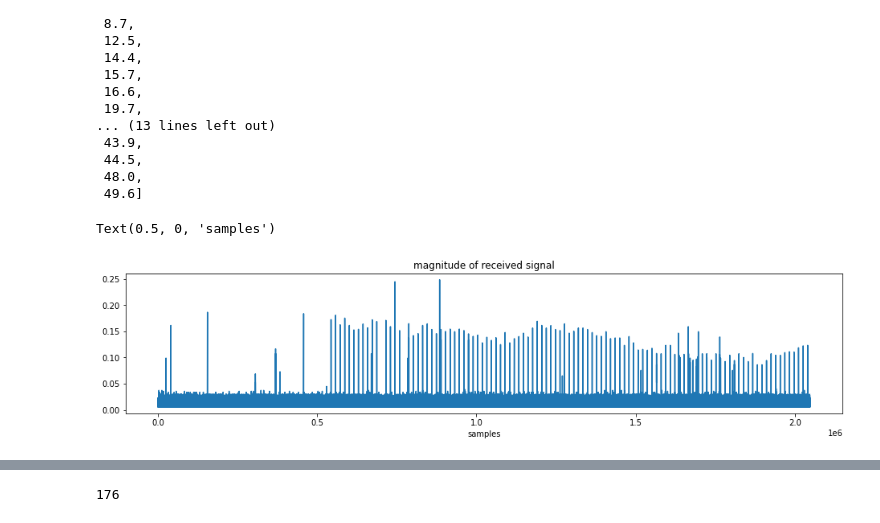
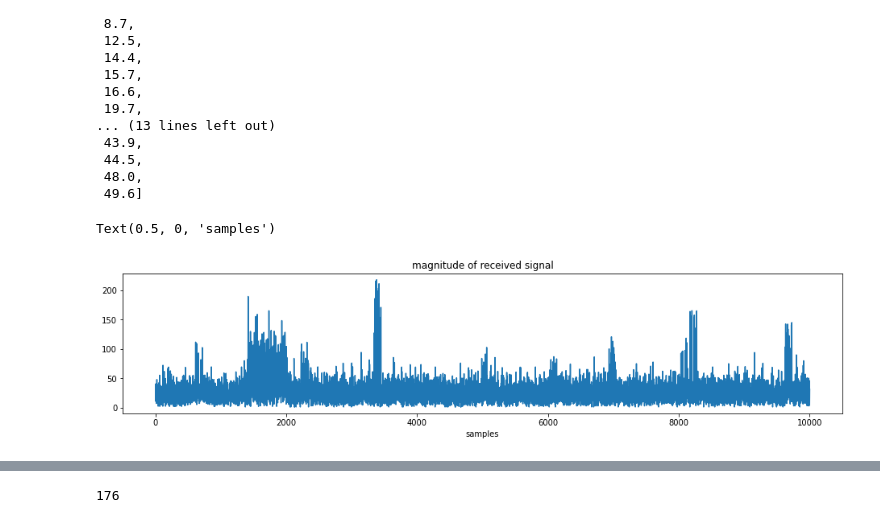
Before and after one commit to kaichenhaun/490-ADS-B, a Jupyter notebook: adsbprototype.ipynb, the cells around one changed output, grey strips where cells are left out. Saved outputs shown, nothing was run; the diff lists cells and outputs as text; code cells hidden in the pictures.

```diff
--- a/adsbprototype.ipynb
+++ b/adsbprototype.ipynb
@@ -12,0 +15,3 @@ except NameError:
+# %%
+from scipy.io import wavfile
+fs, data = wavfile.read("SDRSharp_20220606_034322Z_1090000000Hz_AF.wav")
@@ -59,35 +74,40 @@ Found Rafael Micro R820T tuner
 # gain = sdr.valid_gains_db[len(sdr.valid_gains_db)//2 + 2]
 
 
 # N_samples = 2048000  # approximately 2 seconds
 # y = sdr.read_samples(N_samples)   # get samples
-y = np.load("adsb.npy")
+# y = np.load("adsb.npy")
+data = data[0:200000]
+data = data.astype(float)
+I, Q = data[:, 0], data[:, 1]
+A = np.sqrt(I*I + Q*Q)
+y = A
 
 # samples = y[0:8000]
 
 # windowed_y = np.kaiser(len(samples), 6)*samples
 
 # Y_w = np.fft.fft( windowed_y )
 # Y_w = np.fft.fftshift(Y_w)
 # f = np.linspace(f0 - fs/2, f0 + fs/2, len(Y_w))
 
 # # Plot
 # width, height = figaspect(0.2)
 # fig=plt.figure(figsize=(width,height))
 # plt.semilogy( f/1e6, abs(Y_w)), plt.xlabel('frequency [MHz]');
 # plt.title('spectrum');
 
 
 # Plotting code
 width, height = figaspect(0.2)
 fig = figure(figsize=(width, height))
-plot(abs(y))
+plot(y)
 title('magnitude of received signal')
 xlabel('samples')
 
 # sdr.close()
 # %% [output]
 Text(0.5, 0, 'samples')
-[figure, old version]
+[figure, new version]
 # %%
 fs = 2000000
```
Also changed, not shown: parts of 16 cells of this notebook, 1 other file.
